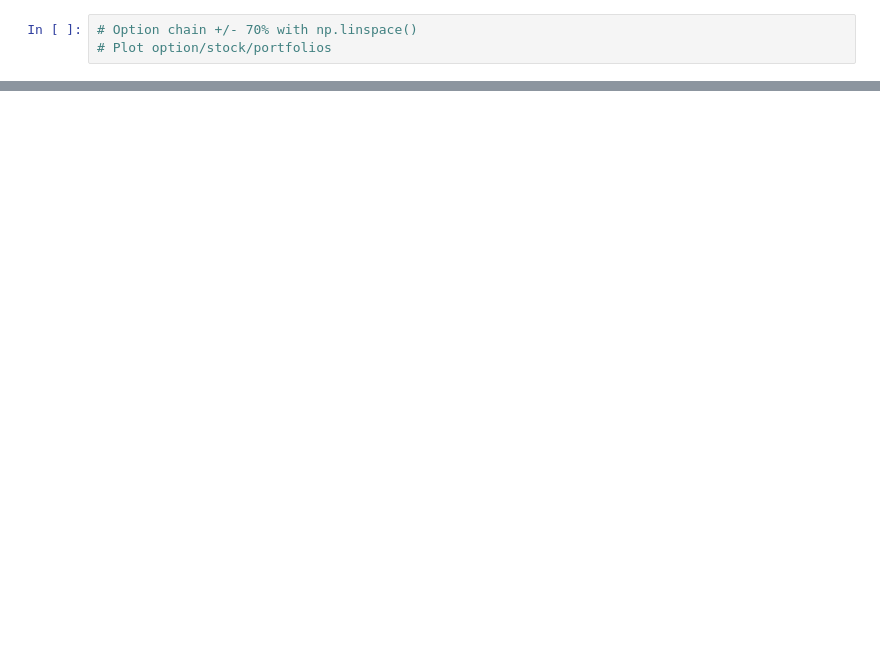
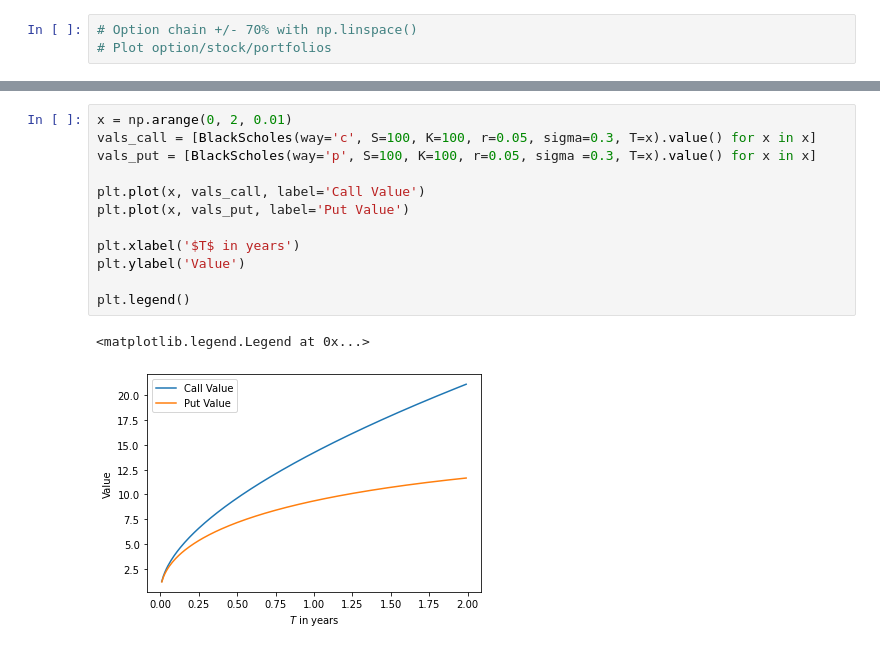
Before and after one commit to paulbqnt/hiram, a Jupyter notebook: hiram_analysis.ipynb, the cells around one changed output, grey strips where cells are left out. Cells and saved outputs as stored; diff of their text form; blank space fills up the shorter version.

```diff
--- a/hiram_analysis.ipynb
+++ b/hiram_analysis.ipynb
@@ -34,0 +105,15 @@ Overall theta of the option book: $ -19.37 M
+# %%
+x = np.arange(0, 2, 0.01)
+vals_call = [BlackScholes(way='c', S=100, K=100, r=0.05, sigma=0.3, T=x).value() for x in x]
+vals_put = [BlackScholes(way='p', S=100, K=100, r=0.05, sigma =0.3, T=x).value() for x in x]
+
+plt.plot(x, vals_call, label='Call Value')
+plt.plot(x, vals_put, label='Put Value')
+
+plt.xlabel('$T$ in years')
+plt.ylabel('Value')
+
+plt.legend()
+# %% [output]
+<matplotlib.legend.Legend at 0x...>
+[figure, added]
```
Also changed, not shown: parts of 12 cells of this notebook, 3 other files.
